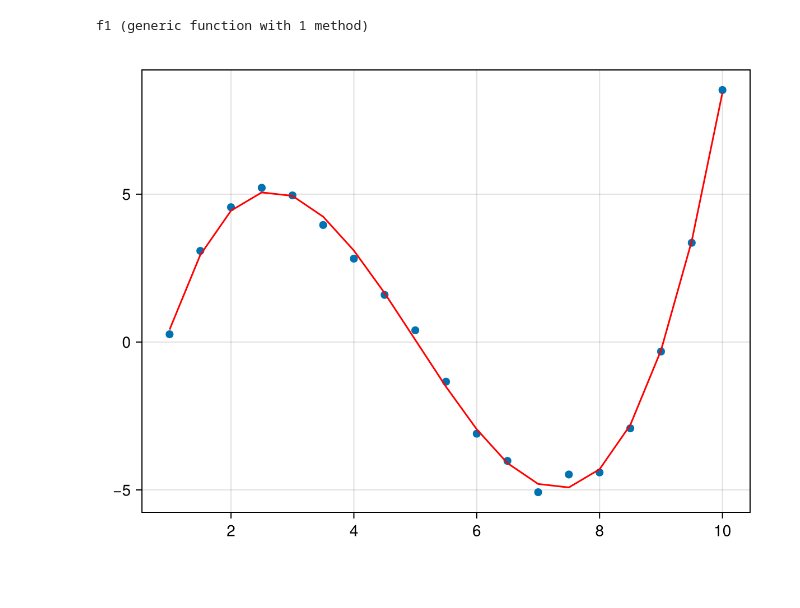
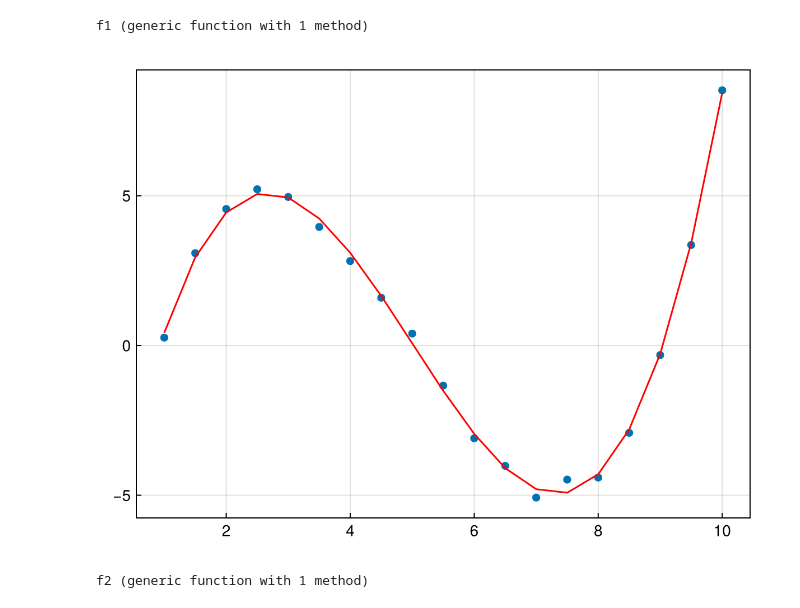
Before and after one commit to Julia-KAERI/Julia-kaeri.github.io, a Jupyter notebook: src/ML/theory/notebooks/regression01.ipynb, the cells around one changed output. Drawn from its saved outputs; the diff is of its cells as text; code cells hidden in the pictures.

```diff
--- a/src/ML/theory/notebooks/regression01.ipynb
+++ b/src/ML/theory/notebooks/regression01.ipynb
@@ -13,10 +13,21 @@ f1(x) = f(x, θ)
 f1 (generic function with 1 method)
 # %%
 fig = Figure()
-ax = Axis(fig[1,1])
+ax = Axis(fig[1,1], xtickalign = 1.0, ytickalign=1.0)
 scatter!(ax, xs, ys, markersize=10)
 lines!(ax, xs, f1.(xs), color = "red")
-# save("polyreg.png", fig)
+#save("polyreg.png", fig)
 fig
 # %% [output]
-[figure, old version]
+[figure, new version]
+# %%
+xs = 0:1:10
+f(x, p) = sum([p[j]x^(j-1) for j in 1:length(p)])
+p0 = [-9.0, 11.8, -3.0, 0.2, -1.2]
+f1(x) = f(x, p0)
+ys = 3.0 .* xs .* sin.(xs) .+ 0.3 .* (rand(length(xs)) .- 0.5)
+Φ1 = [x^k for x in xs, k in 0:14]
+θ1 = inv(Φ1'*Φ1) * Φ1' * ys
+f2(x) = f(x, θ1)
+# %% [output]
+f2 (generic function with 1 method)
```
Also changed, not shown: parts of 6 cells of this notebook, 18 other files.
